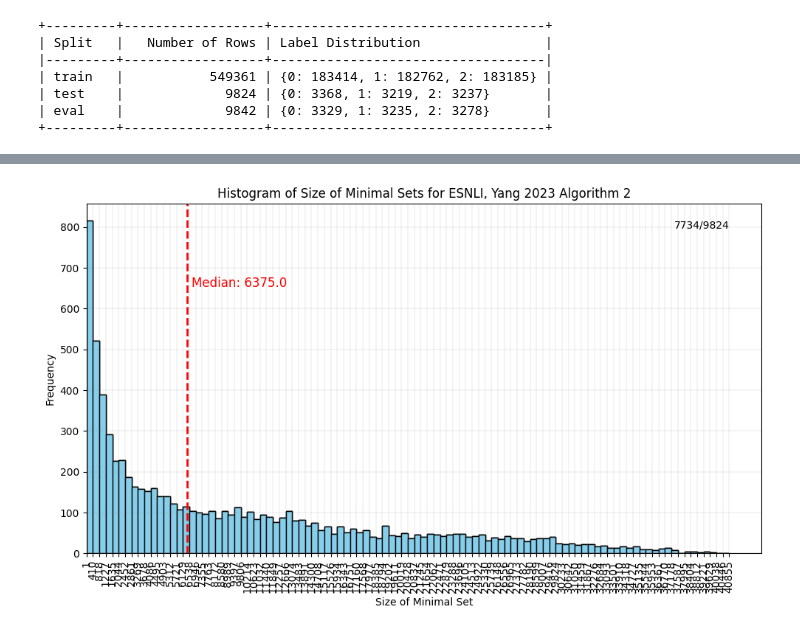
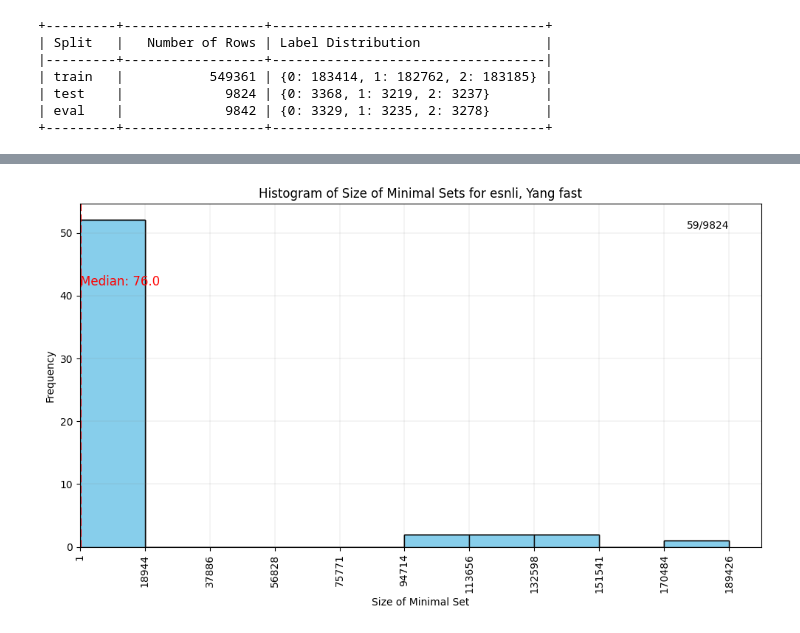
Before and after one commit to SamSoup/WrapperBox, a Jupyter notebook: MinimalSubsetToFlipPredictions/results/esnli/Visualize_esnli.ipynb, the cells around one changed output, grey strips where cells are left out. Cells and saved outputs as stored; diff of their text form; code cells hidden in the pictures.

```diff
--- a/MinimalSubsetToFlipPredictions/results/esnli/Visualize_esnli.ipynb
+++ b/MinimalSubsetToFlipPredictions/results/esnli/Visualize_esnli.ipynb
@@ -280,30 +130,0 @@ plot_histogram(
-# %%
-import pickle
-
-# from utils.constants import RESULTS_DIR
-
-# output_dir = RESULTS_DIR / "MinimalSubset"
-
-with open (f"esnli_deberta_large_yang2023_alg2.pickle", 'rb') as handle:
-    flip_list = pickle.load(handle)
-
-num_examples = []
-# compute some basic statistics
-for i, l in enumerate(flip_list):
-    if l is None or len(l) == 0:
-        continue
-    # compute the length of indices
-    num_examples.append(len(l))
-
-plot_histogram(
-    dataset_name=DATASET_NAME.upper(),
-    algo_name="Yang 2023 Algorithm 2",
-    num_examples_per_subset=num_examples,
-    test_labels=test_labels,
-    bins=100,
-    tick_threshold=100,
-    tick_percentage_to_show=1.0,
-    figsize=(10, 6)
-)
-# %% [output]
-[figure, removed]
@@ -309,0 +141,31 @@ plot_histogram(
+# %%
+## Visualize Yang 2023 Algorithm1
+
+
+from MinimalSubsetToFlipPredictions.evaluate.evaluate import compute_valid_subset_sizes
+from utils.io import load_pickle
+
+name = "yang_fast"
+filename = f"{DATASET_NAME}_{MODEL_NAME}_{name}.pickle"
+flip_list = load_pickle(filename)
+
+filename = f'{DATASET_NAME}_{MODEL_NAME}_{name}_is_valid.pickle'
+is_valid = load_pickle(filename)
+
+valid_subset_sizes = compute_valid_subset_sizes(
+    flip_list, is_valid
+)
+subset_sizes["Yang Fast"] = valid_subset_sizes
+
+plot_histogram(
+    dataset_name=DATASET_NAME,
+    algo_name=" ".join(name.split(sep="_")).capitalize(),
+    num_examples_per_subset=valid_subset_sizes,
+    test_labels=test_labels,
+    bins=10,
+    tick_threshold=100,
+    tick_percentage_to_show=1.0,
+    figsize=(10, 6)
+)
+# %% [output]
+[figure, added]
```
Also changed, not shown: parts of 25 cells of this notebook, 2 other files.
